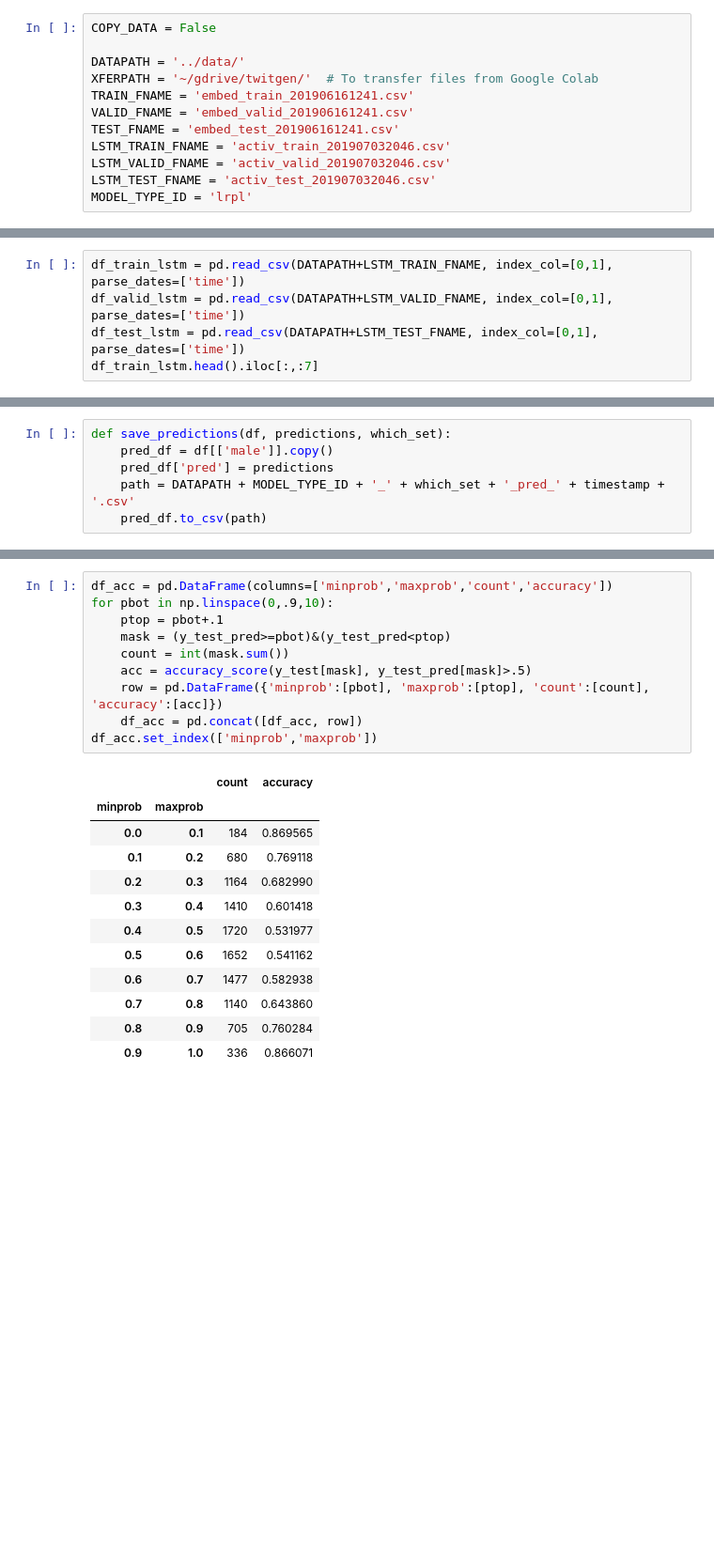
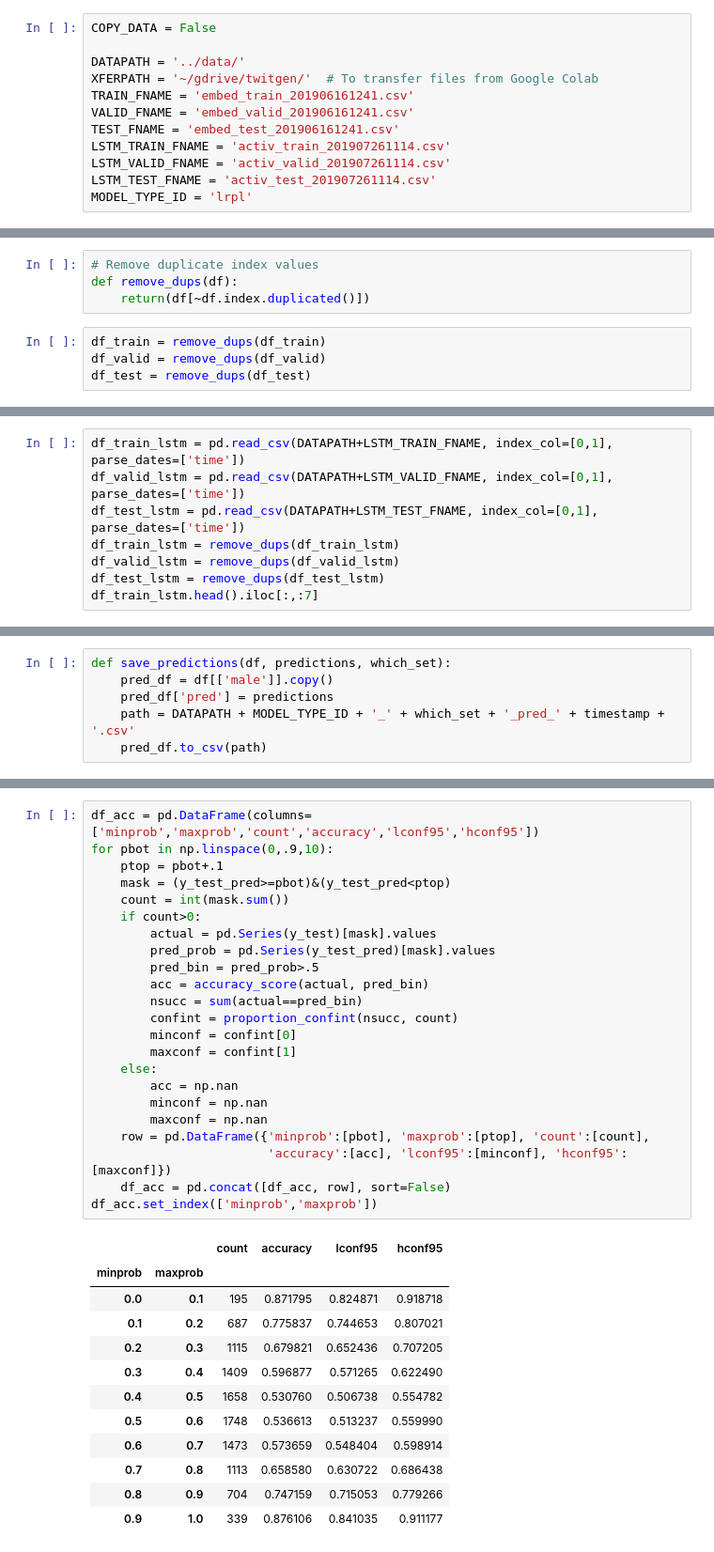
Before and after one commit to andyharless/twit_demog, a Jupyter notebook: code/lr_poly_corpus_tweets_try_add_lstm.ipynb, the cells around one changed output, grey strips where cells are left out. Shown: that part at 94% size. Drawn from its saved outputs; the diff is of its cells as text; blank space fills up the shorter version.

```diff
--- a/code/lr_poly_corpus_tweets_try_add_lstm.ipynb
+++ b/code/lr_poly_corpus_tweets_try_add_lstm.ipynb
@@ -6,9 +6,9 @@ XFERPATH = '~/gdrive/twitgen/'  # To transfer files from Google Colab
 TRAIN_FNAME = 'embed_train_201906161241.csv'
 VALID_FNAME = 'embed_valid_201906161241.csv'
 TEST_FNAME = 'embed_test_201906161241.csv'
-LSTM_TRAIN_FNAME = 'activ_train_201907032046.csv'
-LSTM_VALID_FNAME = 'activ_valid_201907032046.csv'
-LSTM_TEST_FNAME = 'activ_test_201907032046.csv'
+LSTM_TRAIN_FNAME = 'activ_train_201907261114.csv'
+LSTM_VALID_FNAME = 'activ_valid_201907261114.csv'
+LSTM_TEST_FNAME = 'activ_test_201907261114.csv'
 MODEL_TYPE_ID = 'lrpl'
 # %%
 train_from = XFERPATH + TRAIN_FNAME
@@ -55,6 +56,14 @@ df_train.head().iloc[:,:7]
 | 3458239641 | 2019-05-24 19:00:37+00:00 | False | -42708 | -31384 | 17130 | 60833 | 11307 | 35467 |
 | 1003729876250226688 | 2019-05-26 12:53:00+00:00 | True | -5514 | 61646 | 16234 | 105381 | -7119 | -35271 |
 | 2360143940 | 2019-05-28 03:50:46+00:00 | False | 6762 | -16422 | -36991 | 29061 | 37017 | -27550 |
+# %%
+# Remove duplicate index values
+def remove_dups(df):
+    return(df[~df.index.duplicated()])
+# %%
+df_train = remove_dups(df_train)
+df_valid = remove_dups(df_valid)
+df_test = remove_dups(df_test)
 # %%
 print(df_train.shape, df_valid.shape, df_test.shape)
 print(df_train.index.get_level_values(1).min(), df_train.index.get_level_values(1).max())
@@ -69,6 +78,9 @@ print(df_test.index.get_level_values(1).min(), df_test.index.get_level_values(1)
 df_train_lstm = pd.read_csv(DATAPATH+LSTM_TRAIN_FNAME, index_col=[0,1], parse_dates=['time'])
 df_valid_lstm = pd.read_csv(DATAPATH+LSTM_VALID_FNAME, index_col=[0,1], parse_dates=['time'])
 df_test_lstm = pd.read_csv(DATAPATH+LSTM_TEST_FNAME, index_col=[0,1], parse_dates=['time'])
+df_train_lstm = remove_dups(df_train_lstm)
+df_valid_lstm = remove_dups(df_valid_lstm)
+df_test_lstm = remove_dups(df_test_lstm)
 df_train_lstm.head().iloc[:,:7]
 # %% [output]
 |  |  | male | activ0 | activ1 | activ2 | activ3 | activ4 | activ5 |
@@ -201,23 +213,36 @@ plt.show()
 # %%
-df_acc = pd.DataFrame(columns=['minprob','maxprob','count','accuracy'])
+df_acc = pd.DataFrame(columns=['minprob','maxprob','count','accuracy','lconf95','hconf95'])
 for pbot in np.linspace(0,.9,10):
     ptop = pbot+.1
     mask = (y_test_pred>=pbot)&(y_test_pred<ptop)
     count = int(mask.sum())
-    acc = accuracy_score(y_test[mask], y_test_pred[mask]>.5)
-    row = pd.DataFrame({'minprob':[pbot], 'maxprob':[ptop], 'count':[count], 'accuracy':[acc]})
-    df_acc = pd.concat([df_acc, row])
+    if count>0:
+        actual = pd.Series(y_test)[mask].values
+        pred_prob = pd.Series(y_test_pred)[mask].values
+        pred_bin = pred_prob>.5
+        acc = accuracy_score(actual, pred_bin)
+        nsucc = sum(actual==pred_bin)
+        confint = proportion_confint(nsucc, count)
+        minconf = confint[0]
+        maxconf = confint[1]
+    else:
+        acc = np.nan
+        minconf = np.nan
+        maxconf = np.nan
+    row = pd.DataFrame({'minprob':[pbot], 'maxprob':[ptop], 'count':[count],
+                        'accuracy':[acc], 'lconf95':[minconf], 'hconf95':[maxconf]})
+    df_acc = pd.concat([df_acc, row], sort=False)
 df_acc.set_index(['minprob','maxprob'])
 # %% [output]
-|  |  | count | accuracy |
-| minprob | maxprob |  |  |
-| 0.0 | 0.1 | 184 | 0.869565 |
-| 0.1 | 0.2 | 680 | 0.769118 |
-| 0.2 | 0.3 | 1164 | 0.682990 |
-| 0.3 | 0.4 | 1410 | 0.601418 |
-| 0.4 | 0.5 | 1720 | 0.531977 |
-| 0.5 | 0.6 | 1652 | 0.541162 |
-| 0.6 | 0.7 | 1477 | 0.582938 |
-| 0.7 | 0.8 | 1140 | 0.643860 |
-| 0.8 | 0.9 | 705 | 0.760284 |
-| 0.9 | 1.0 | 336 | 0.866071 |
+|  |  | count | accuracy | lconf95 | hconf95 |
+| minprob | maxprob |  |  |  |  |
+| 0.0 | 0.1 | 195 | 0.871795 | 0.824871 | 0.918718 |
+| 0.1 | 0.2 | 687 | 0.775837 | 0.744653 | 0.807021 |
+| 0.2 | 0.3 | 1115 | 0.679821 | 0.652436 | 0.707205 |
+| 0.3 | 0.4 | 1409 | 0.596877 | 0.571265 | 0.622490 |
+| 0.4 | 0.5 | 1658 | 0.530760 | 0.506738 | 0.554782 |
+| 0.5 | 0.6 | 1748 | 0.536613 | 0.513237 | 0.559990 |
+| 0.6 | 0.7 | 1473 | 0.573659 | 0.548404 | 0.598914 |
+| 0.7 | 0.8 | 1113 | 0.658580 | 0.630722 | 0.686438 |
+| 0.8 | 0.9 | 704 | 0.747159 | 0.715053 | 0.779266 |
+| 0.9 | 1.0 | 339 | 0.876106 | 0.841035 | 0.911177 |
```
Also changed, not shown: parts of 18 cells of this notebook, 2 other files.
